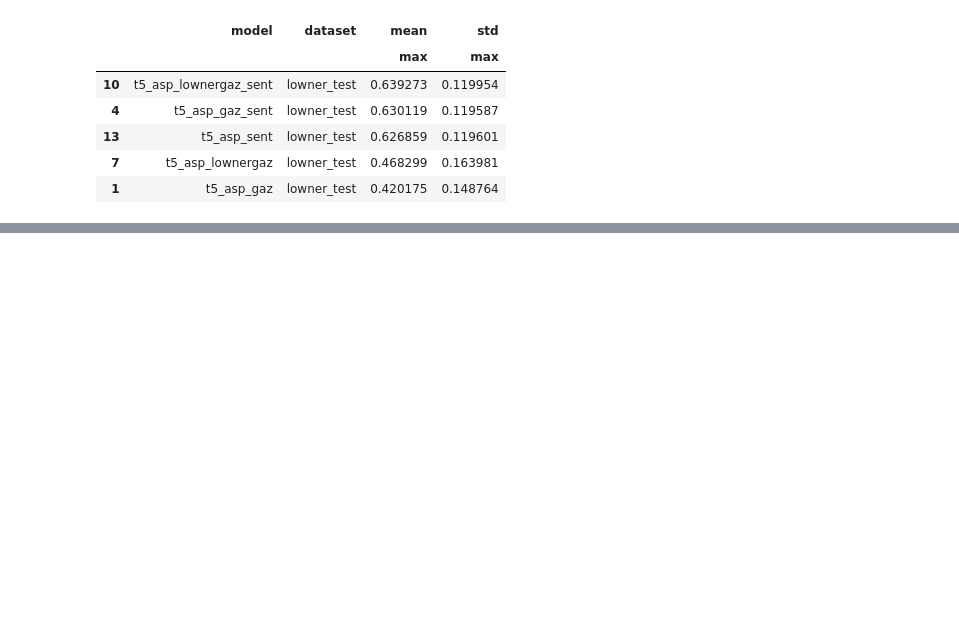
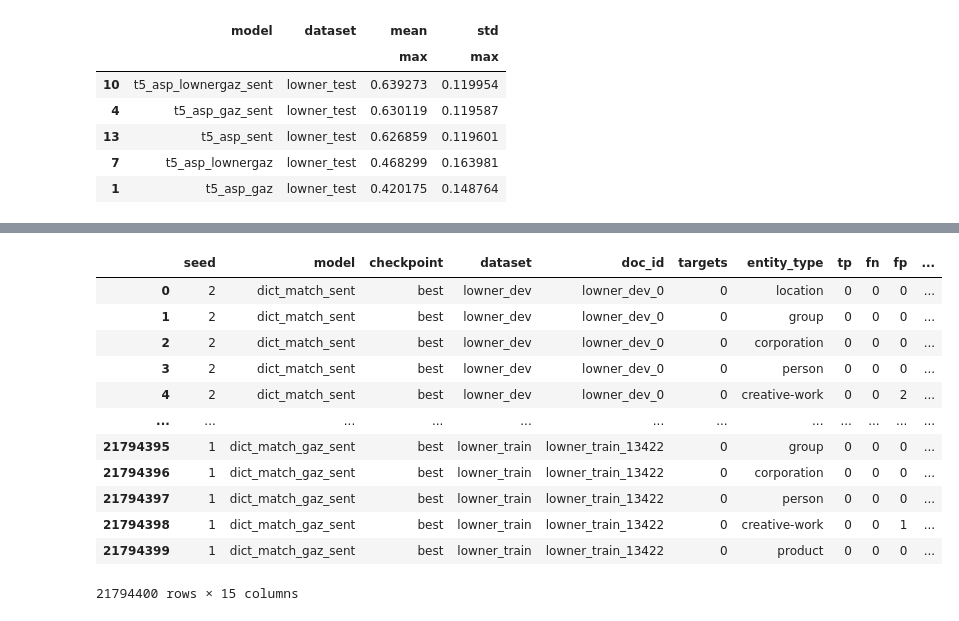
Before and after one commit to roebbert92/thesis, a Jupyter notebook: evaluations/01_performance.ipynb, the cells around one changed output, grey strips where cells are left out. Saved outputs shown, nothing was run; the diff lists cells and outputs as text; code cells hidden in the pictures; blank space fills up the shorter version.

```diff
--- a/evaluations/01_performance.ipynb
+++ b/evaluations/01_performance.ipynb
@@ -498,0 +534,23 @@ agg_df.pivot_table(values=["f1"], index=["seed", "dataset", "doc_id"], columns=[
+# %%
+from evaluations.performance_01 import get_per_sample_metrics, get_labeled_data_entity_coverage_per_sample, get_search_results_entity_coverage_per_sample, get_search_results_data_ccr_metrics
+
+performance_metrics = get_per_sample_metrics()
+labeled_data = get_labeled_data_entity_coverage_per_sample()
+search_results_eecr = get_search_results_entity_coverage_per_sample()
+search_results = get_search_results_data_ccr_metrics()
+# %%
+performance_metrics
+# %% [output]
+|  | seed | model | checkpoint | dataset | doc_id | targets | entity_type | tp | fn | fp | ... |
+| 0 | 2 | dict_match_sent | best | lowner_dev | lowner_dev_0 | 0 | location | 0 | 0 | 0 | ... |
+| 1 | 2 | dict_match_sent | best | lowner_dev | lowner_dev_0 | 0 | group | 0 | 0 | 0 | ... |
+| 2 | 2 | dict_match_sent | best | lowner_dev | lowner_dev_0 | 0 | corporation | 0 | 0 | 0 | ... |
+| 3 | 2 | dict_match_sent | best | lowner_dev | lowner_dev_0 | 0 | person | 0 | 0 | 0 | ... |
+| 4 | 2 | dict_match_sent | best | lowner_dev | lowner_dev_0 | 0 | creative-work | 0 | 0 | 2 | ... |
+| ... | ... | ... | ... | ... | ... | ... | ... | ... | ... | ... | ... |
+| 21794395 | 1 | dict_match_gaz_sent | best | lowner_train | lowner_train_13422 | 0 | group | 0 | 0 | 0 | ... |
+| 21794396 | 1 | dict_match_gaz_sent | best | lowner_train | lowner_train_13422 | 0 | corporation | 0 | 0 | 0 | ... |
+| 21794397 | 1 | dict_match_gaz_sent | best | lowner_train | lowner_train_13422 | 0 | person | 0 | 0 | 0 | ... |
+| 21794398 | 1 | dict_match_gaz_sent | best | lowner_train | lowner_train_13422 | 0 | creative-work | 0 | 0 | 1 | ... |
+| 21794399 | 1 | dict_match_gaz_sent | best | lowner_train | lowner_train_13422 | 0 | product | 0 | 0 | 0 | ... |
+21794400 rows × 15 columns
```
Also changed, not shown: parts of 23 cells of this notebook, 5 other files.
